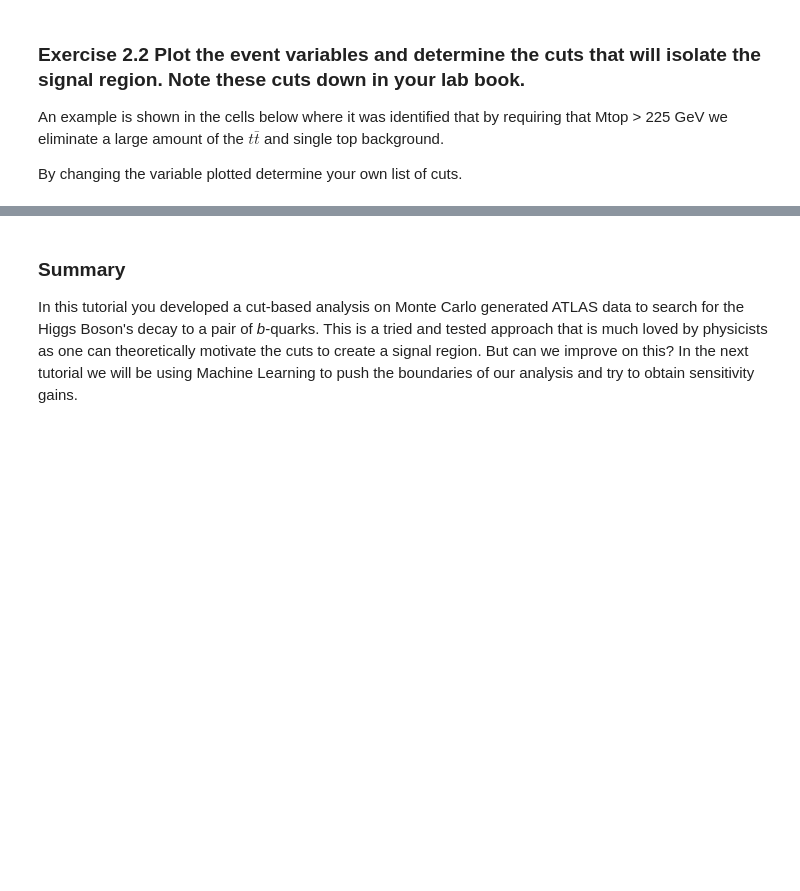
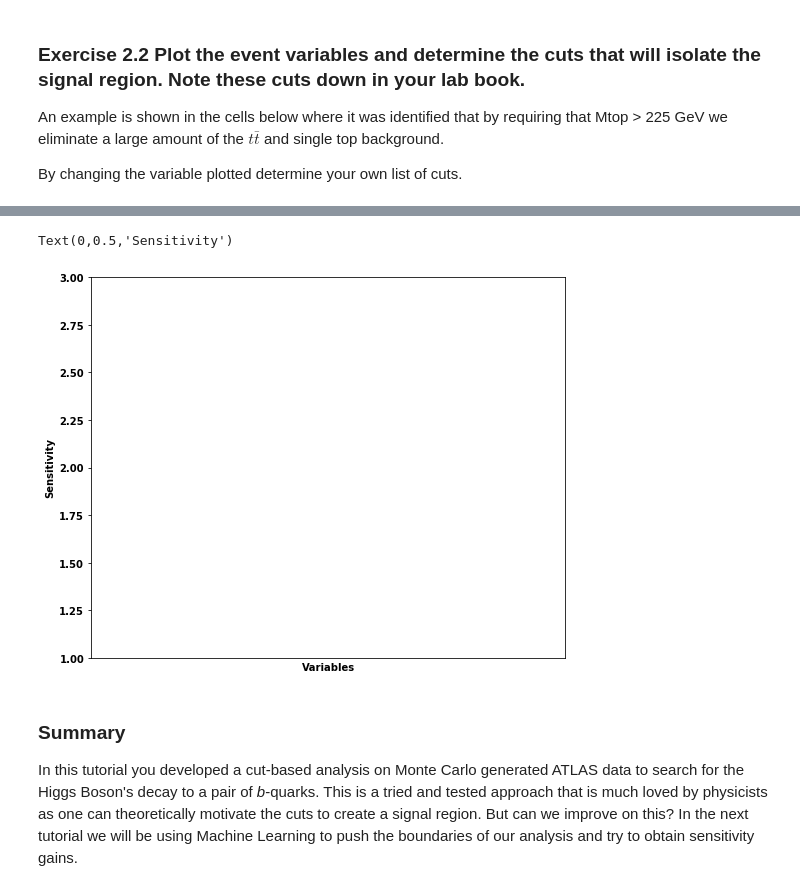
Before and after one commit to ikhurana95/in2HEP, a Jupyter notebook: notebooks/ATLAS Cut Based.ipynb, the cells around one changed output, grey strips where cells are left out. Cells and saved outputs as stored; diff of their text form; code cells hidden in the pictures; blank space fills up the shorter version.

Commit message:
text added;

```diff
--- a/notebooks/ATLAS Cut Based.ipynb
+++ b/notebooks/ATLAS Cut Based.ipynb
@@ -187,3 +182,34 @@ Sensitivity achieved after cuts  1.2371774512122358
+# %%
+## Plotting sensitivity graph
+
+# Add the sensitivities you noted down to the list
+sensitivities = []
+
+# Add variable names to the list below. Make sure you keep the same order
+variable_names = []
+
+num_variables_used = len(sensitivities)
+
+
+
+fig = plt.figure()
+fig.set_size_inches(8.5,7)
+x = list(np.arange(0,num_variables_used,1))
+plt.plot(x,sensitivities,'o')
+plt.xlim(-1,9)
+plt.ylim(1,3)
+plt.xticks(x, variable_names);
+
+plt.xlabel('Variables')
+plt.ylabel('Sensitivity')
+
+
+# Once you have finalised your plots you can export a .png file by uncommenting the code below
+
+#plt.savefig('cut_based_variable_comparison.png')
+# %% [output]
+Text(0,0.5,'Sensitivity')
+[figure, added]
 # %% [markdown]
 ### Summary
 
```
Also changed, not shown: parts of 4 cells of this notebook, 2 other files.
